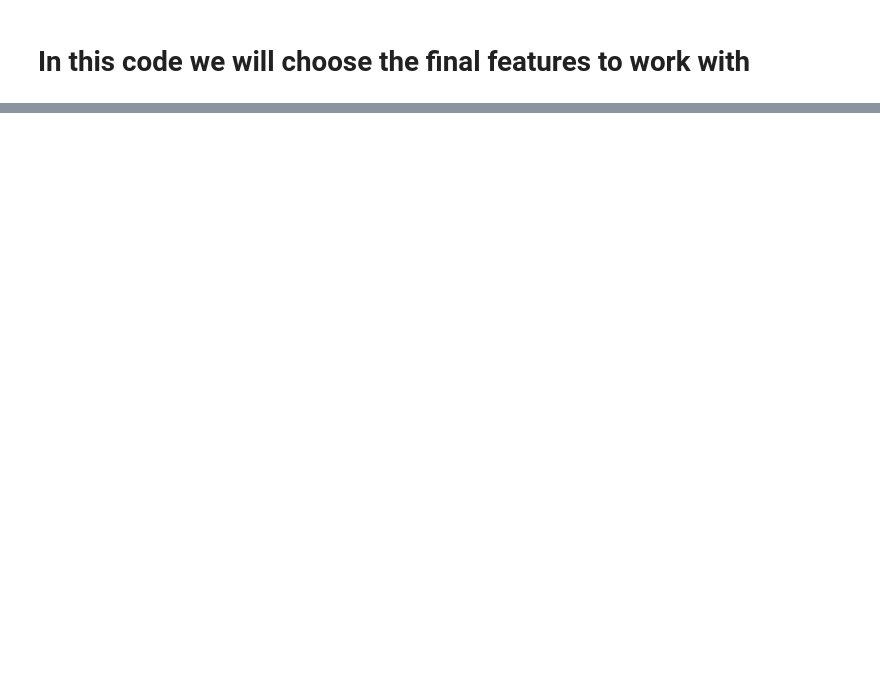
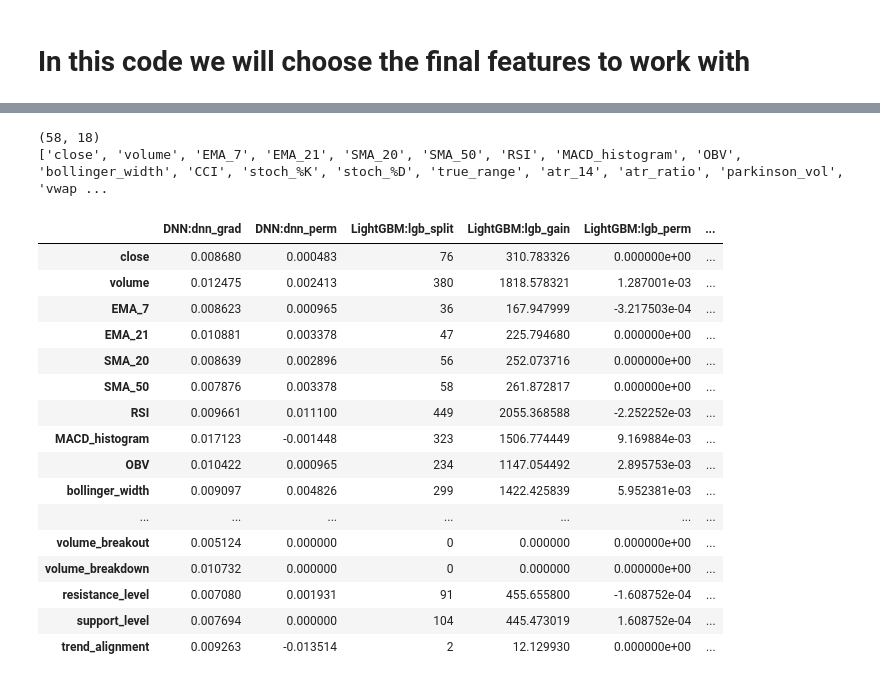
Before and after one commit to Stevenberger1/Stock-Market-Prediction, a Jupyter notebook: data/Features_part2_final.ipynb, the cells around one changed output, grey strips where cells are left out. Cells and saved outputs as stored; diff of their text form; code cells hidden in the pictures; blank space fills up the shorter version.

Commit message:
found which columns to drop and keep for both 1h and 4h

```diff
--- a/data/Features_part2_final.ipynb
+++ b/data/Features_part2_final.ipynb
@@ -273,0 +388,7 @@ Highly correlated pairs (|corr| > 0.8):
+# %%
+drop_cols = [
+    "high_low", "high_close", "low_close",  # intermediate ATR helpers
+    "low", "high", "close",                 # raw OHLC values
+    "bullish_scenario_3", "bullish_scenario_6",  # weak bullish patterns
+    "bearish_scenario_5"                        # weak bearish pattern
+]
@@ -273,0 +668,16 @@ Highly correlated pairs (|corr| > 0.8):
+# %%
+import pandas as pd
+from pathlib import Path
+
+# Load full metrics summary (generated by script)
+imp_df = pd.read_csv("feature_importances_all_methods.csv", index_col=0)
+consensus = pd.read_csv("feature_importance_consensus.csv", index_col=0, squeeze=True)
+
+# Print each metric individually
+for col in imp_df.columns:
+    print(f"\n📊 {col}")
+    print(imp_df[col].sort_values(ascending=False).round(6).to_string())
+
+# Print consensus
+print("\n📋 Consensus Ranking (Average Percentile Rank):")
+print(consensus.sort_values(ascending=False).round(6).to_string())
@@ -273,0 +1771,39 @@ Highly correlated pairs (|corr| > 0.8):
+# %%
+print(full_table.shape)          #  (58, 17)
+
+# list every feature name
+pd.set_option("display.max_rows", 1000)   # show all rows
+print(full_table.index.tolist())
+pd.reset_option("display.max_rows")       # restore default
+# %% [output]
+(58, 18)
+['close', 'volume', 'EMA_7', 'EMA_21', 'SMA_20', 'SMA_50', 'RSI', 'MACD_histogram', 'OBV', 'bollinger_width', 'CCI', 'stoch_%K', 'stoch_%D', 'true_range', 'atr_14', 'atr_ratio', 'parkinson_vol', 'vwap ...
+# %%
+pd.set_option("display.max_rows",    None)   # don’t truncate rows
+pd.set_option("display.max_columns", None)   # don’t truncate cols
+pd.set_option("display.width",       0)      # unlimited wrap
+
+display(full_table)                   # or print(full_table) in a script
+
+# …then reset so later notebooks aren’t messy
+pd.reset_option("display.max_rows")
+pd.reset_option("display.max_columns")
+pd.reset_option("display.width")
+# %% [output]
+|  | DNN:dnn_grad | DNN:dnn_perm | LightGBM:lgb_split | LightGBM:lgb_gain | LightGBM:lgb_perm | ... |
+| close | 0.008680 | 0.000483 | 76 | 310.783326 | 0.000000e+00 | ... |
+| volume | 0.012475 | 0.002413 | 380 | 1818.578321 | 1.287001e-03 | ... |
+| EMA_7 | 0.008623 | 0.000965 | 36 | 167.947999 | -3.217503e-04 | ... |
+| EMA_21 | 0.010881 | 0.003378 | 47 | 225.794680 | 0.000000e+00 | ... |
+| SMA_20 | 0.008639 | 0.002896 | 56 | 252.073716 | 0.000000e+00 | ... |
+| SMA_50 | 0.007876 | 0.003378 | 58 | 261.872817 | 0.000000e+00 | ... |
+| RSI | 0.009661 | 0.011100 | 449 | 2055.368588 | -2.252252e-03 | ... |
+| MACD_histogram | 0.017123 | -0.001448 | 323 | 1506.774449 | 9.169884e-03 | ... |
+| OBV | 0.010422 | 0.000965 | 234 | 1147.054492 | 2.895753e-03 | ... |
+| bollinger_width | 0.009097 | 0.004826 | 299 | 1422.425839 | 5.952381e-03 | ... |
+| ... | ... | ... | ... | ... | ... | ... |
+| volume_breakout | 0.005124 | 0.000000 | 0 | 0.000000 | 0.000000e+00 | ... |
+| volume_breakdown | 0.010732 | 0.000000 | 0 | 0.000000 | 0.000000e+00 | ... |
+| resistance_level | 0.007080 | 0.001931 | 91 | 455.655800 | -1.608752e-04 | ... |
+| support_level | 0.007694 | 0.000000 | 104 | 445.473019 | 1.608752e-04 | ... |
+| trend_alignment | 0.009263 | -0.013514 | 2 | 12.129930 | 0.000000e+00 | ... |
```
Also changed, not shown: parts of 16 cells of this notebook, 45 other files.
